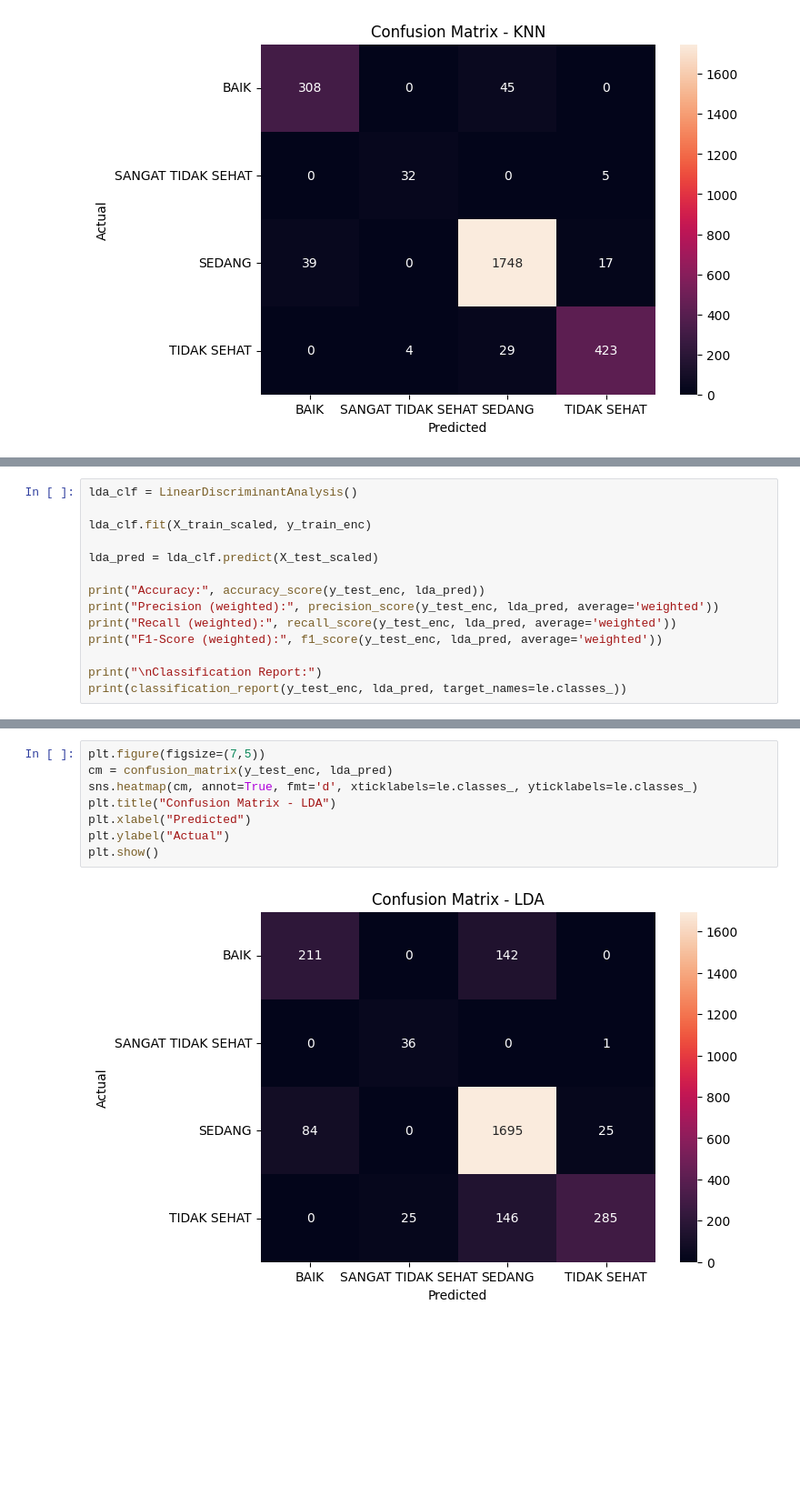
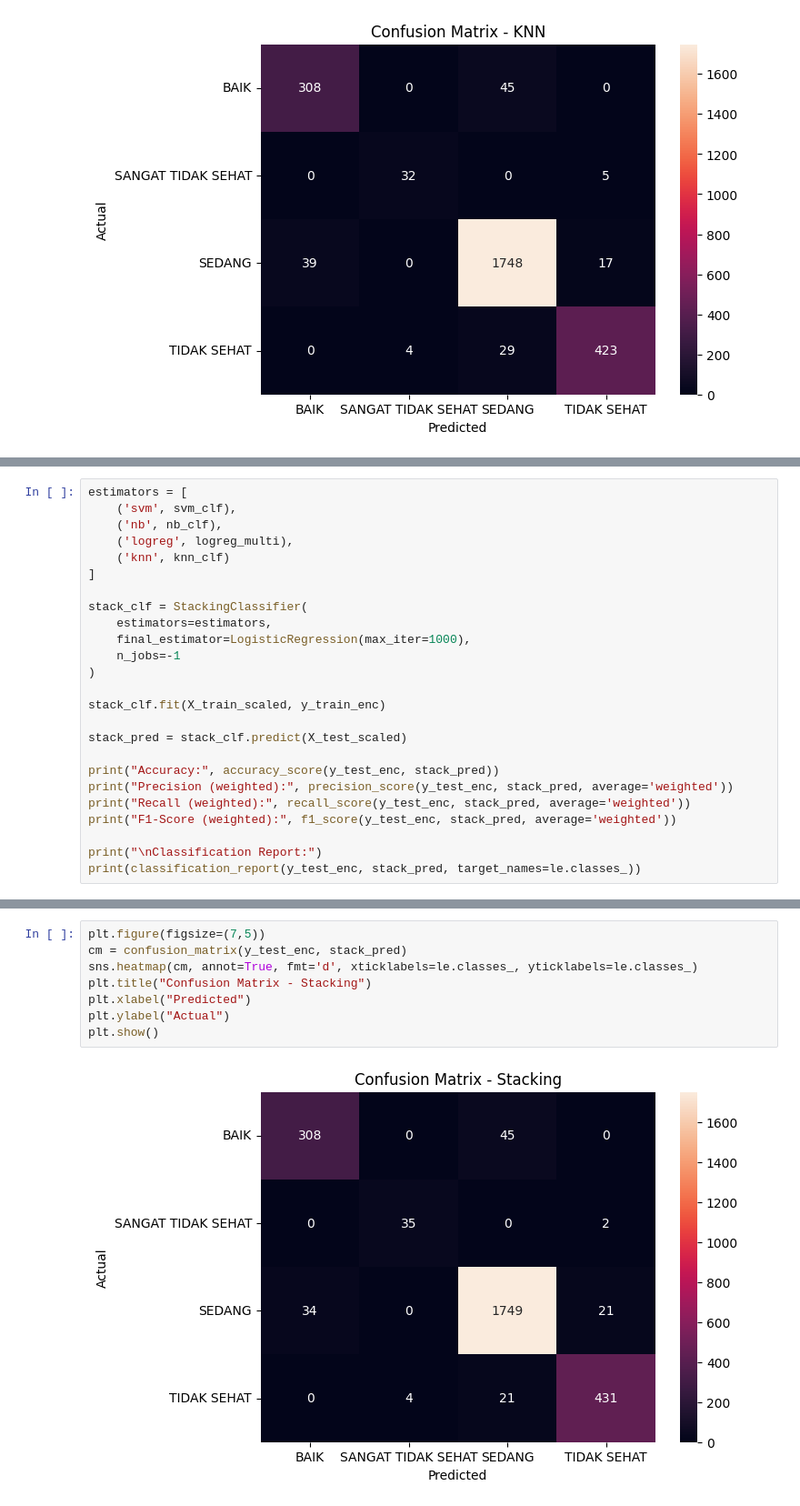
Before and after one commit to nabhylanr/ISPU-Classification, a Jupyter notebook: ispu_classification_baseline.ipynb, the cells around one changed output, grey strips where cells are left out. Shown at 91% size. Drawn from its saved outputs; the diff is of its cells as text; blank space fills up the shorter version.

Commit message:
add stacking

```diff
--- a/ispu_classification_baseline.ipynb
+++ b/ispu_classification_baseline.ipynb
@@ -653,15 +654,26 @@ plt.show()
 # %%
-lda_clf = LinearDiscriminantAnalysis()
+estimators = [
+    ('svm', svm_clf),
+    ('nb', nb_clf),
+    ('logreg', logreg_multi),
+    ('knn', knn_clf)
+]
 
-lda_clf.fit(X_train_scaled, y_train_enc)
+stack_clf = StackingClassifier(
+    estimators=estimators,
+    final_estimator=LogisticRegression(max_iter=1000),
+    n_jobs=-1
+)
 
-lda_pred = lda_clf.predict(X_test_scaled)
+stack_clf.fit(X_train_scaled, y_train_enc)
 
-print("Accuracy:", accuracy_score(y_test_enc, lda_pred))
-print("Precision (weighted):", precision_score(y_test_enc, lda_pred, average='weighted'))
-print("Recall (weighted):", recall_score(y_test_enc, lda_pred, average='weighted'))
-print("F1-Score (weighted):", f1_score(y_test_enc, lda_pred, average='weighted'))
+stack_pred = stack_clf.predict(X_test_scaled)
+
+print("Accuracy:", accuracy_score(y_test_enc, stack_pred))
+print("Precision (weighted):", precision_score(y_test_enc, stack_pred, average='weighted'))
+print("Recall (weighted):", recall_score(y_test_enc, stack_pred, average='weighted'))
+print("F1-Score (weighted):", f1_score(y_test_enc, stack_pred, average='weighted'))
 
 print("\nClassification Report:")
-print(classification_report(y_test_enc, lda_pred, target_names=le.classes_))
+print(classification_report(y_test_enc, stack_pred, target_names=le.classes_))
 # %% [output]
@@ -684,10 +696,10 @@ SANGAT TIDAK SEHAT       0.59      0.97      0.73        37
 # %%
 plt.figure(figsize=(7,5))
-cm = confusion_matrix(y_test_enc, lda_pred)
+cm = confusion_matrix(y_test_enc, stack_pred)
 sns.heatmap(cm, annot=True, fmt='d', xticklabels=le.classes_, yticklabels=le.classes_)
-plt.title("Confusion Matrix - LDA")
+plt.title("Confusion Matrix - Stacking")
 plt.xlabel("Predicted")
 plt.ylabel("Actual")
 plt.show()
 # %% [output]
-[figure, old version]
+[figure, new version]
```
Also changed, not shown: parts of 3 cells of this notebook.
